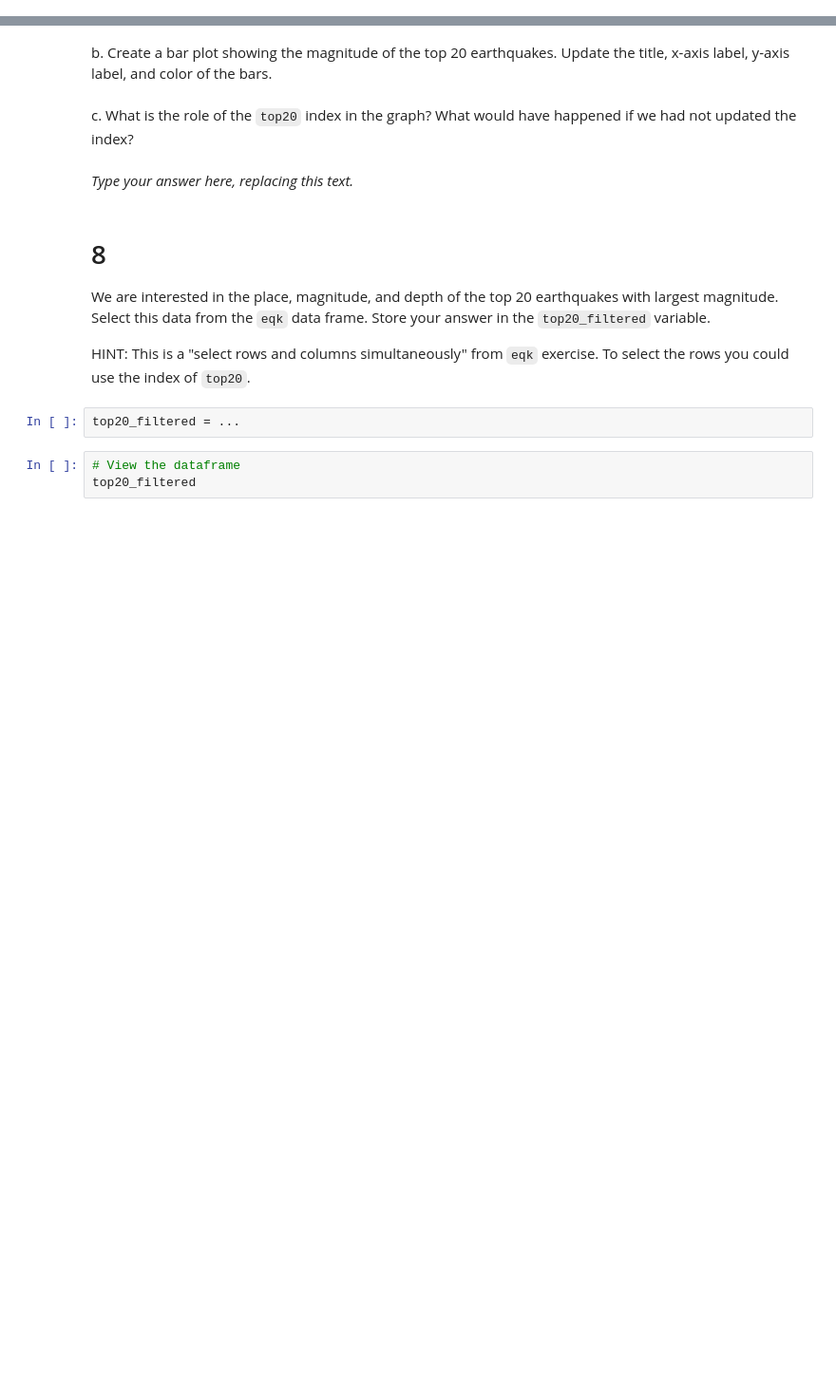
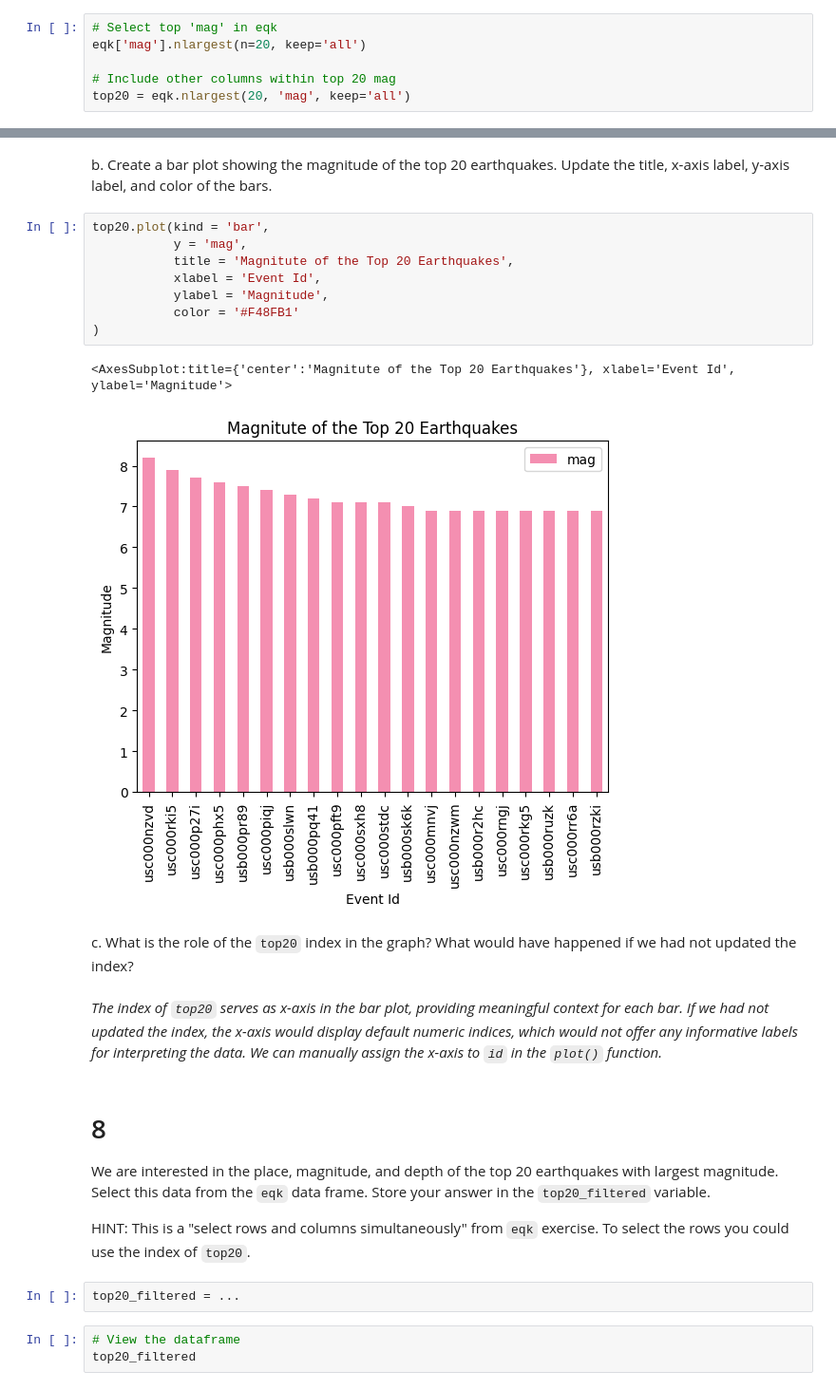
Before and after one commit to ZoeZhouJ/eds220-hwk1, a Jupyter notebook: hwk1-task3-earthquakes.ipynb, the cells around one changed output, grey strips where cells are left out. Shown at 95% size. Saved outputs shown, nothing was run; the diff lists cells and outputs as text; blank space fills up the shorter version.

```diff
--- a/hwk1-task3-earthquakes.ipynb
+++ b/hwk1-task3-earthquakes.ipynb
@@ -174,3 +180,9 @@ top20 = ...
+# %%
+# Select top 'mag' in eqk
+eqk['mag'].nlargest(n=20, keep='all')
+
+# Include other columns within top 20 mag
+top20 = eqk.nlargest(20, 'mag', keep='all')
 # %%
 # View the dataframe
 top20
@@ -178,14 +209,25 @@ top20
 <!-- BEGIN QUESTION -->
 
 b. Create a bar plot showing the magnitude of the top 20 earthquakes. Update the title, x-axis label, y-axis label, and color of the bars.
+# %%
+top20.plot(kind = 'bar',
+           y = 'mag',
+           title = 'Magnitute of the Top 20 Earthquakes',
+           xlabel = 'Event Id',
+           ylabel = 'Magnitude',
+           color = '#F48FB1'
+)
+# %% [output]
+<AxesSubplot:title={'center':'Magnitute of the Top 20 Earthquakes'}, xlabel='Event Id', ylabel='Magnitude'>
+[figure, added]
 # %% [markdown]
 <!-- END QUESTION -->
 
 <!-- BEGIN QUESTION -->
 
 c. What is the role of the `top20` index in the graph? What would have happened if we had not updated the index?
-# %% [markdown]
-_Type your answer here, replacing this text._
+# %% [markdown]
+_The index of `top20` serves as x-axis in the bar plot, providing meaningful context for each bar. If we had not updated the index, the x-axis would display default numeric indices, which would not offer any informative labels for interpreting the data. We can manually assign the x-axis to `id` in the `plot()` function._
 # %% [markdown]
 <!-- END QUESTION -->
 
```
Also changed, not shown: parts of 7 cells of this notebook.
